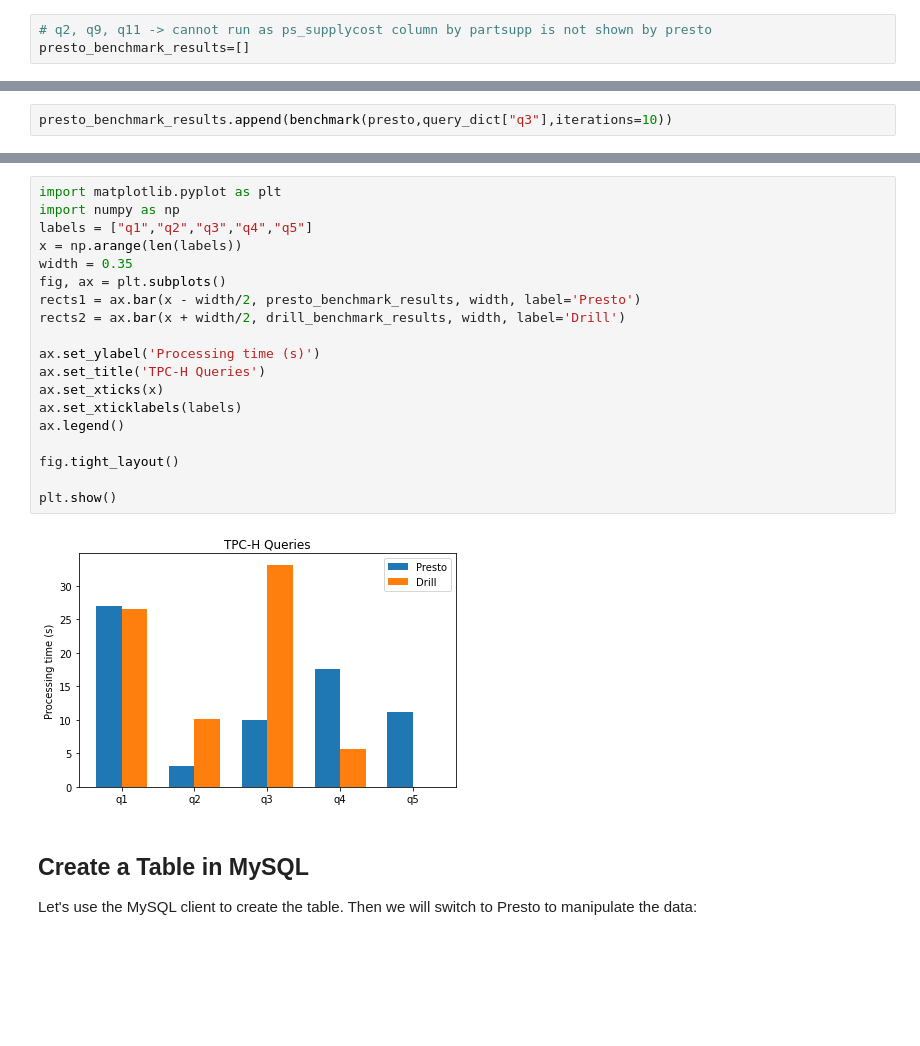
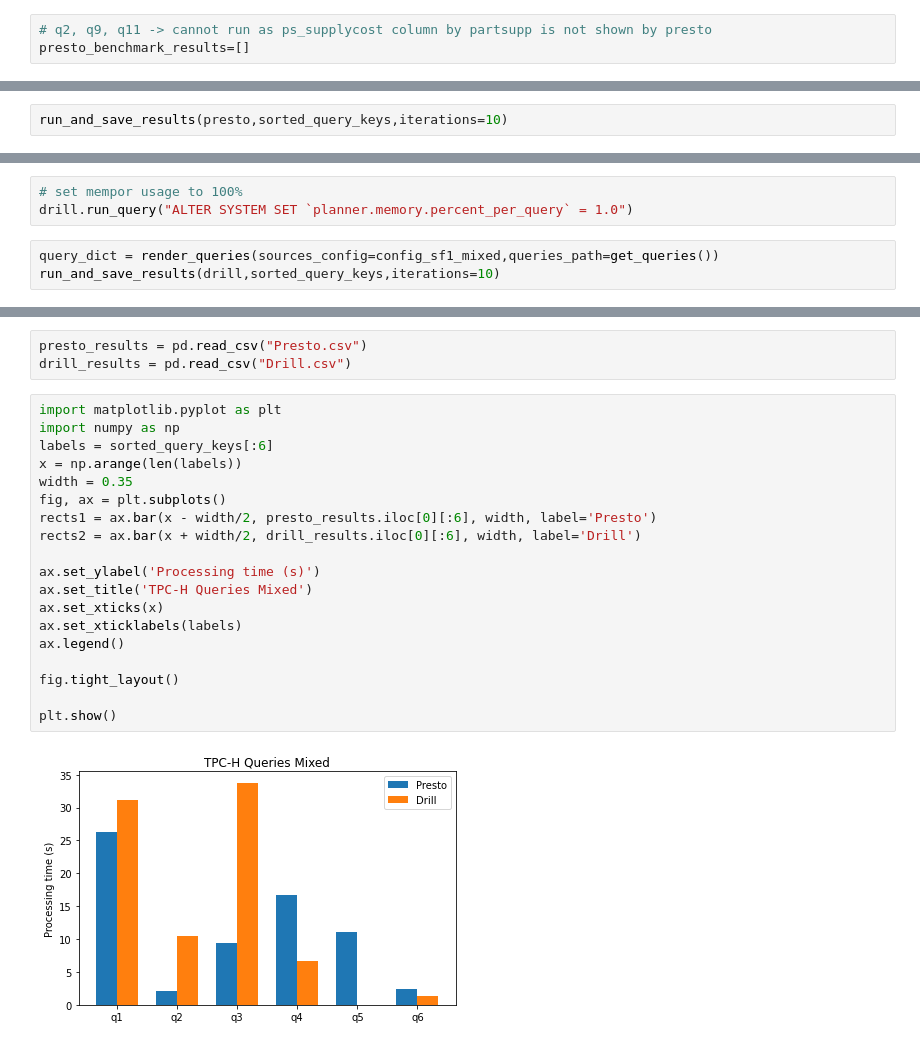
Before and after one commit to LaertNuhu/federated_queries_benchmark, a Jupyter notebook: benchmark/benchmark.ipynb, the cells around one changed output, grey strips where cells are left out. Cells and saved outputs as stored; diff of their text form; blank space fills up the shorter version.

Commit message:
[add] benchmark results

```diff
--- a/benchmark/benchmark.ipynb
+++ b/benchmark/benchmark.ipynb
@@ -118,2 +178,2 @@ presto_benchmark_results.append(benchmark(presto,query_dict["q2"],iterations=10)
 # %%
-presto_benchmark_results.append(benchmark(presto,query_dict["q3"],iterations=10))
+run_and_save_results(presto,sorted_query_keys,iterations=10)
@@ -168,0 +188,6 @@ query_dict = render_queries(sources_config=config_mysql_mixed,queries_path=get_q
+# %%
+# set mempor usage to 100%
+drill.run_query("ALTER SYSTEM SET `planner.memory.percent_per_query` = 1.0")
+# %%
+query_dict = render_queries(sources_config=config_sf1_mixed,queries_path=get_queries())
+run_and_save_results(drill,sorted_query_keys,iterations=10)
@@ -179,27 +214,26 @@ Requirement already satisfied: pillow>=6.2.0 in /opt/conda/lib/python3.9/site-pa
 Requirement already satisfied: six in /opt/conda/lib/python3.9/site-packages (from cycler>=0.10->matplotlib) (1.16.0)
 Note: you may need to restart the kernel to use updated packages.
+# %%
+presto_results = pd.read_csv("Presto.csv")
+drill_results = pd.read_csv("Drill.csv")
 # %%
 import matplotlib.pyplot as plt
 import numpy as np
-labels = ["q1","q2","q3","q4","q5"]
+labels = sorted_query_keys[:6]
 x = np.arange(len(labels))
 width = 0.35
 fig, ax = plt.subplots()
-rects1 = ax.bar(x - width/2, presto_benchmark_results, width, label='Presto')
-rects2 = ax.bar(x + width/2, drill_benchmark_results, width, label='Drill')
+rects1 = ax.bar(x - width/2, presto_results.iloc[0][:6], width, label='Presto')
+rects2 = ax.bar(x + width/2, drill_results.iloc[0][:6], width, label='Drill')
 
 ax.set_ylabel('Processing time (s)')
-ax.set_title('TPC-H Queries')
+ax.set_title('TPC-H Queries Mixed')
 ax.set_xticks(x)
 ax.set_xticklabels(labels)
 ax.legend()
 
 fig.tight_layout()
 
 plt.show()
 # %% [output]
-[figure, old version]
+[figure, new version]
-# %% [markdown]
-## Create a Table in MySQL
-
-Let's use the MySQL client to create the table. Then we will switch to Presto to manipulate the data:
```
Also changed, not shown: parts of 34 cells of this notebook, 4 other files.
